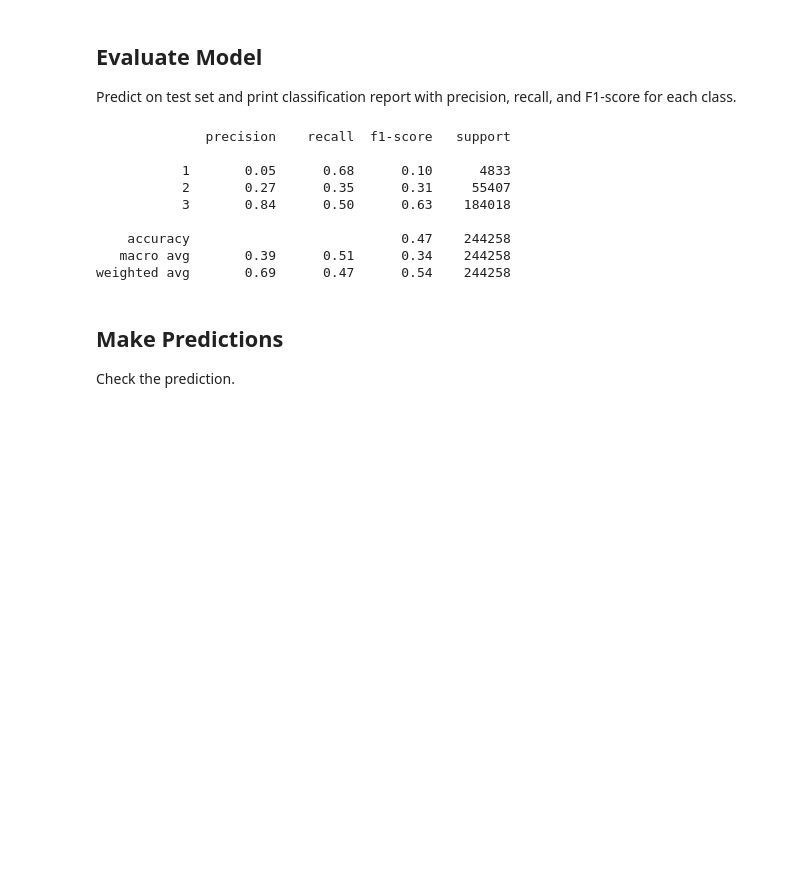
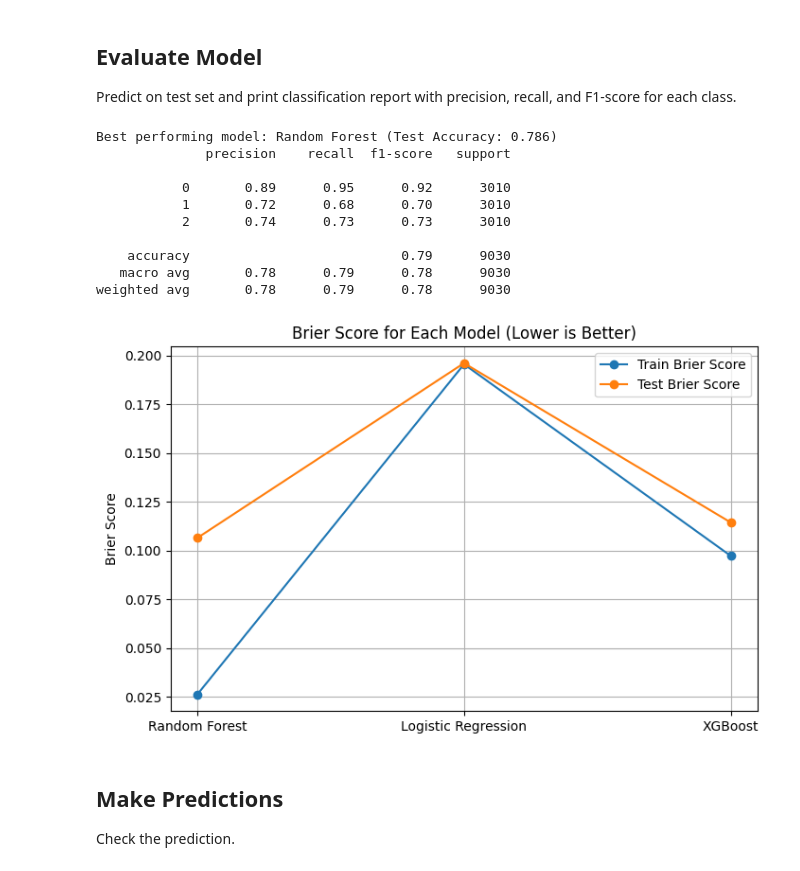
Before and after one commit to Beck40/Supervised-Learning, a Jupyter notebook: UK Road Safety.ipynb, the cells around one changed output. Cells and saved outputs as stored; diff of their text form; code cells hidden in the pictures; blank space fills up the shorter version.

```diff
--- a/UK Road Safety.ipynb
+++ b/UK Road Safety.ipynb
@@ -248,3 +297,8 @@ RandomForestClassifier(class_weight='balanced', random_state=42)
+# %%
+SAMPLE_SIZE = 20000
+if len(df) > SAMPLE_SIZE:
+    df = df.sample(n=SAMPLE_SIZE, random_state=42).reset_index(drop=True)
+    print(f"Sampled {SAMPLE_SIZE} rows for faster training.")
 # %% [markdown]
 ## Compare Models
 Train and evaluate multiple models on the balanced dataset.
@@ -270,18 +382,77 @@ for name, model in models.items():
 ## Evaluate Model
 Predict on test set and print classification report with precision, recall, and F1-score for each class.
 # %%
-y_pred = model.predict(X_test)
+# Evaluate the best performing model (highest test accuracy) from the grid searches
+best_model = None
+best_acc = 0
+best_name = None
+for name, model in models.items():
+    grid = GridSearchCV(model, param_grids[name], cv=3, scoring='accuracy', n_jobs=-1)
+    grid.fit(X_train, y_train)
+    acc = grid.score(X_test, y_test)
+    if acc > best_acc:
+        best_acc = acc
+        best_model = grid.best_estimator_
+        best_name = name
+print(f"Best performing model: {best_name} (Test Accuracy: {best_acc:.3f})")
+y_pred = best_model.predict(X_test)
 print(classification_report(y_test, y_pred))
 # %% [output]
+Best performing model: Random Forest (Test Accuracy: 0.786)
               precision    recall  f1-score   support
 
-           1       0.05      0.68      0.10      4833
-           2       0.27      0.35      0.31     55407
-           3       0.84      0.50      0.63    184018
+           0       0.89      0.95      0.92      3010
+           1       0.72      0.68      0.70      3010
+           2       0.74      0.73      0.73      3010
 
-    accuracy                           0.47    244258
-   macro avg       0.39      0.51      0.34    244258
-weighted avg       0.69      0.47      0.54    244258
+    accuracy                           0.79      9030
+   macro avg       0.78      0.79      0.78      9030
+weighted avg       0.78      0.79      0.78      9030
+# %%
+import matplotlib.pyplot as plt
+from sklearn.metrics import brier_score_loss
+import numpy as np
+
+# Calculate multiclass Brier score (mean over classes)
+def multiclass_brier_score(y_true, y_prob, n_classes):
+    score = 0
+    for i in range(n_classes):
+        # Binary indicator for class i
+        y_true_bin = (y_true == i).astype(int)
+        score += brier_score_loss(y_true_bin, y_prob[:, i])
+    return score / n_classes
+
+# Calculate and plot Brier scores for train and test sets for each model
+def plot_brier_scores(models, X_train, y_train, X_test, y_test):
+    model_names = []
+    brier_train = []
+    brier_test = []
+    n_classes = len(np.unique(y_train))
+    for name, model in models.items():
+        model.fit(X_train, y_train)
+        if hasattr(model, "predict_proba"):
+            prob_train = model.predict_proba(X_train)
+            prob_test = model.predict_proba(X_test)
+        else:
+            from scipy.special import softmax
+            prob_train = softmax(model.decision_function(X_train), axis=1)
+            prob_test = softmax(model.decision_function(X_test), axis=1)
+        brier_train.append(multiclass_brier_score(y_train, prob_train, n_classes))
+        brier_test.append(multiclass_brier_score(y_test, prob_test, n_classes))
+        model_names.append(name)
+    plt.figure(figsize=(8,5))
+    plt.plot(model_names, brier_train, marker='o', label='Train Brier Score')
+    plt.plot(model_names, brier_test, marker='o', label='Test Brier Score')
+    plt.title('Brier Score for Each Model (Lower is Better)')
+    plt.ylabel('Brier Score')
+    plt.legend()
+    plt.grid(True)
+    plt.show()
+
+# Plot Brier scores for all models
+plot_brier_scores(models, X_train, y_train, X_test, y_test)
+# %% [output]
+[figure, added]
 # %% [markdown]
 ## Make Predictions
 Check the prediction.
```
Also changed, not shown: parts of 16 cells of this notebook.
